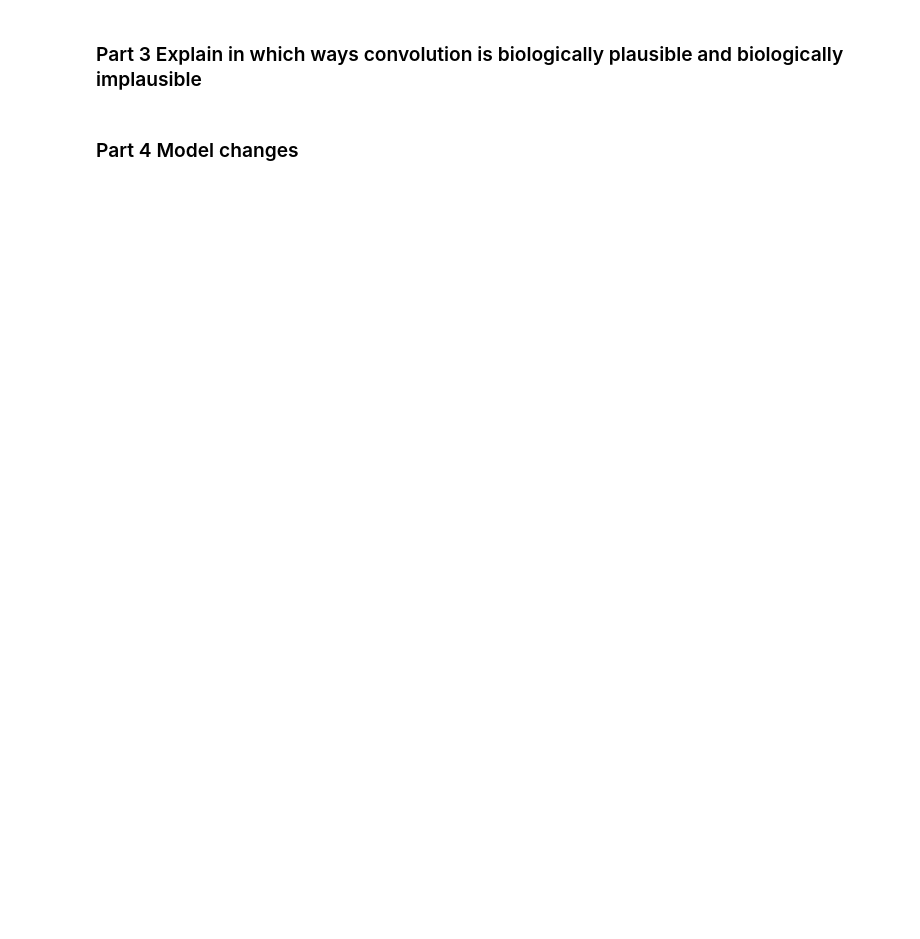
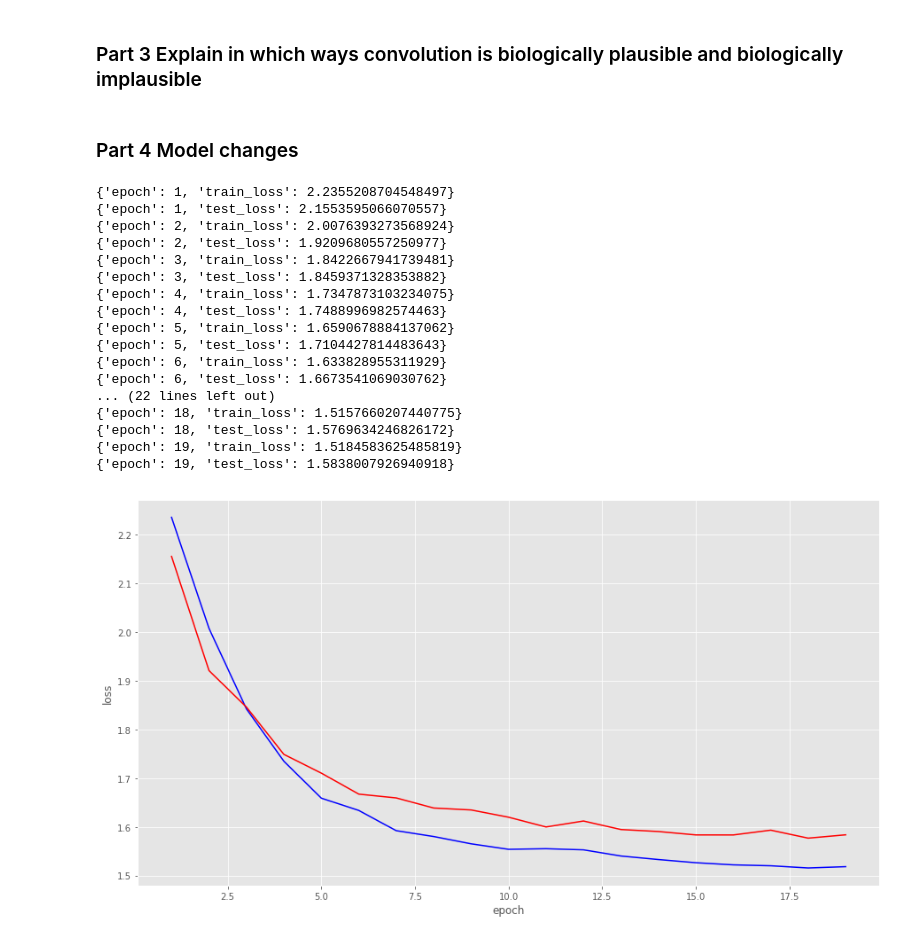
Before and after one commit to pieterwolfert/ccn, a Jupyter notebook: assignment2/assignment2.ipynb, the cells around one changed output. Saved outputs shown, nothing was run; the diff lists cells and outputs as text; code cells hidden in the pictures; blank space fills up the shorter version.

```diff
--- a/assignment2/assignment2.ipynb
+++ b/assignment2/assignment2.ipynb
@@ -289,3 +309,53 @@ Expect: in_types[0].ndim == 4
 #TODO
 # %% [markdown]
 ### Part 4 Model changes
+# %%
+class ConvNetImproved(Chain):
+    """
+
+    Implementation of a Convolutional Network
+
+    """
+    def __init__(self):
+        super(ConvNetImproved, self).__init__()
+        with self.init_scope():
+            self.conv1 = L.Convolution2D(in_channels=None, out_channels=5, ksize=5, stride=1, pad=0)
+            self.conv2 = L.Convolution2D(in_channels=5, out_channels=16, ksize=5, stride=1, pad=0)
+            self.l1 = L.Linear(None, 200)
+            self.l2 = L.Linear(200, 10)
+
+    def __call__(self, x):
+        h = F.relu(self.conv1(x))
+        h = F.max_pooling_2d(h, 2)
+        h = F.relu(self.conv2(h))
+        h = F.max_pooling_2d(h, 2)
+        h = F.dropout(F.relu(self.l1(h)))
+        output = F.softmax(self.l2(h))
+        return output
+# %%
+model_conv2 = ConvNetImproved()
+classifier_conv2 = Classifier(model_conv2)
+optimizer_conv2 = optimizers.Adam()
+optimizer_conv2.setup(classifier_conv2)
+# %%
+ep_loss, test_loss = training(train, test, inputs, labels, classifier_conv2, optimizer_conv2, 20)
+visualizeLoss(ep_loss, test_loss)
+# %% [output]
+{'epoch': 1, 'train_loss': 2.2355208704548497}
+{'epoch': 1, 'test_loss': 2.1553595066070557}
+{'epoch': 2, 'train_loss': 2.0076393273568924}
+{'epoch': 2, 'test_loss': 1.9209680557250977}
+{'epoch': 3, 'train_loss': 1.8422667941739481}
+{'epoch': 3, 'test_loss': 1.8459371328353882}
+{'epoch': 4, 'train_loss': 1.7347873103234075}
+{'epoch': 4, 'test_loss': 1.7488996982574463}
+{'epoch': 5, 'train_loss': 1.6590678884137062}
+{'epoch': 5, 'test_loss': 1.7104427814483643}
+{'epoch': 6, 'train_loss': 1.633828955311929}
+{'epoch': 6, 'test_loss': 1.6673541069030762}
+... (22 lines left out)
+{'epoch': 18, 'train_loss': 1.5157660207440775}
+{'epoch': 18, 'test_loss': 1.5769634246826172}
+{'epoch': 19, 'train_loss': 1.5184583625485819}
+{'epoch': 19, 'test_loss': 1.5838007926940918}
+[figure, added]
```
Also changed, not shown: parts of 8 cells of this notebook, 1 other file.
